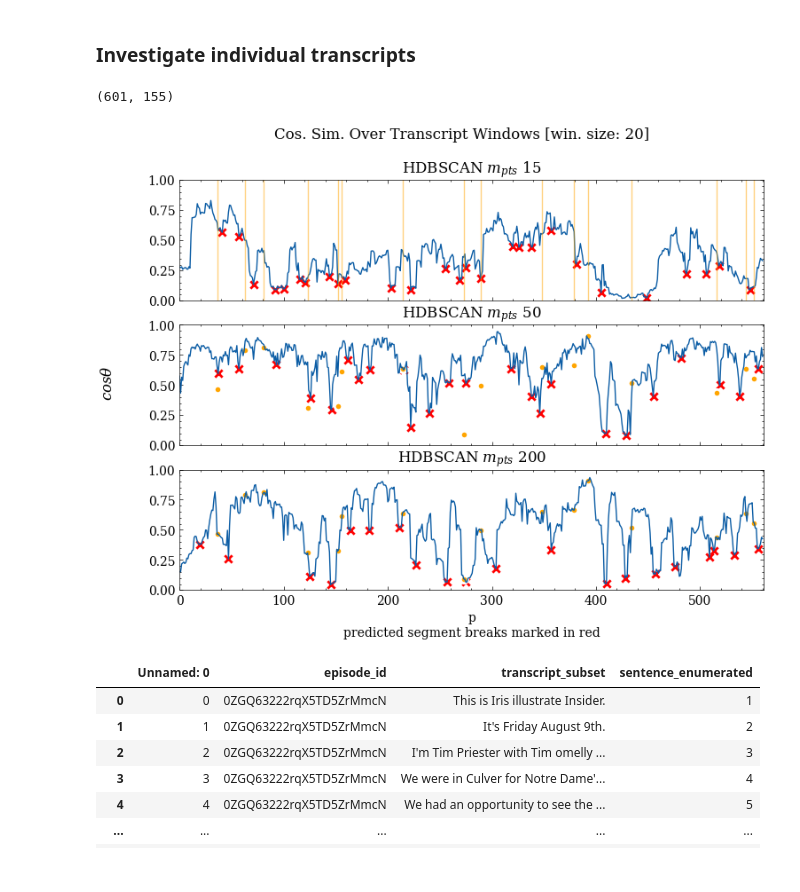
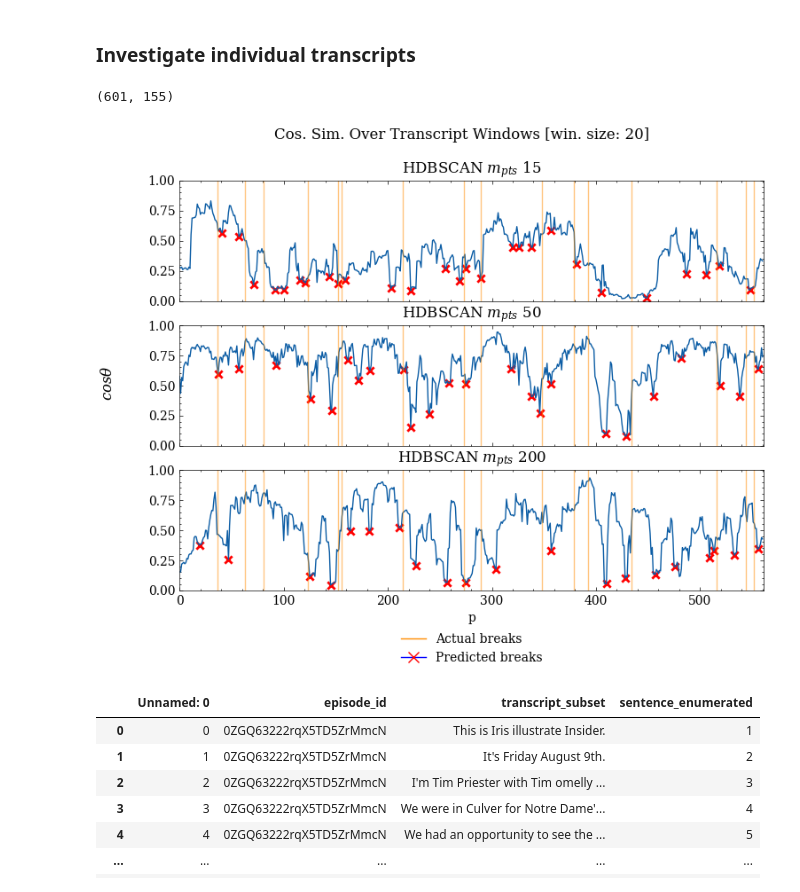
Before and after one commit to OskarMunck/Thesis, a Jupyter notebook: 4.topic_tiling.ipynb, the cells around one changed output. Saved outputs shown, nothing was run; the diff lists cells and outputs as text; code cells hidden in the pictures.

```diff
--- a/4.topic_tiling.ipynb
+++ b/4.topic_tiling.ipynb
@@ -459,39 +459,48 @@ boundaries_np200 = np.array(bounds200) - win
 
 # get actual breaks
 actual = pd.read_pickle('annotations.pkl')
 actual_bounds_for_plotting = actual[actual.episode_id=='0ZGQ63222rqX5TD5ZrMmcN'].iloc[0,2]
 actual_bounds_for_plotting_np = np.array(actual_bounds_for_plotting) - win*2  # compensate for position
 
 # plot same transcript over all cluster models
 plt.style.use(['science','no-latex'])
 fig, axs = plt.subplots(3,1, figsize=(8.5, 6), sharey=True, sharex=True)
 
 sns.lineplot(cos_sims15, ax=axs[0])
 sns.lineplot(cos_sims50, ax=axs[1])
 sns.lineplot(cos_sims200, ax=axs[2])
 sns.scatterplot(x= boundaries_np15, y=cos_sims15[boundaries_np15], marker="x", linewidth=2, color='r', ax=axs[0])
 sns.scatterplot(x= boundaries_np50, y=cos_sims50[boundaries_np50], marker="x", linewidth=2, color='r', ax=axs[1])
 sns.scatterplot(x= boundaries_np200, y=cos_sims200[boundaries_np200], marker="x", linewidth=2, color='r', ax=axs[2])
 for line in actual_bounds_for_plotting_np:
-    axs[0].axvline(line, color='orange', alpha=0.5)
-# sns.scatterplot(x= actual_bounds_for_plotting_np, y=cos_sims200[actual_bounds_for_plotting_np], marker="o", linewidth=2, color='orange', ax=axs[0])
-sns.scatterplot(x= actual_bounds_for_plotting_np, y=cos_sims200[actual_bounds_for_plotting_np], marker="o", linewidth=2, color='orange', ax=axs[1])
-sns.scatterplot(x= actual_bounds_for_plotting_np, y=cos_sims200[actual_bounds_for_plotting_np], marker="o", linewidth=2, color='orange', ax=axs[2])
+    axs[0].axvline(line, color='darkorange', alpha=0.5)
+    axs[1].axvline(line, color='darkorange', alpha=0.5)
+    axs[2].axvline(line, color='darkorange', alpha=0.5)
+# sns.scatterplot(x= actual_bounds_for_plotting_np, y=cos_sims15[actual_bounds_for_plotting_np], marker="o", linewidth=2, color='orange', ax=axs[0])
+# sns.scatterplot(x= actual_bounds_for_plotting_np, y=cos_sims50[actual_bounds_for_plotting_np], marker="o", linewidth=2, color='orange', ax=axs[1])
+# sns.scatterplot(x= actual_bounds_for_plotting_np, y=cos_sims200[actual_bounds_for_plotting_np], marker="o", linewidth=2, color='orange', ax=axs[2])
 
 axs[0].set_title('HDBSCAN $m_{pts}$ 15')
 axs[1].set_title('HDBSCAN $m_{pts}$ 50')
 axs[2].set_title('HDBSCAN $m_{pts}$ 200')
 
 axs[0].set_ylim(bottom=0, top=1)
 axs[0].set_xlim(left=0, right=len(cos_sims15))
-axs[2].set_xlabel("p\npredicted segment breaks marked in red")
+axs[2].set_xlabel("p")
+
+# Add custom legend
+from matplotlib.lines import Line2D
+legend_elements = [Line2D([0], [0], color='darkorange', lw=1, label='Actual breaks'),
+                   Line2D([0], [0], marker='x', color='blue', label='Predicted breaks', markersize=9, markerfacecolor='red', markeredgecolor='red')]
+axs[2].legend(handles=legend_elements, loc='lower center', bbox_to_anchor=(0.5, -0.7))
+
 fig.supylabel(r"$cos \theta$")
 fig.suptitle(f"Cos. Sim. Over Transcript Windows [win. size: {win}]")
 
 plt.show()
 # %% [output]
 (601, 155)
-[figure, old version]
+[figure, new version]
 # %%
 test = pd.read_csv('../Thesis/annotated_transcripts_input/0ZGQ63222rqX5TD5ZrMmcN_data_for_prediction.csv')
 test
```
